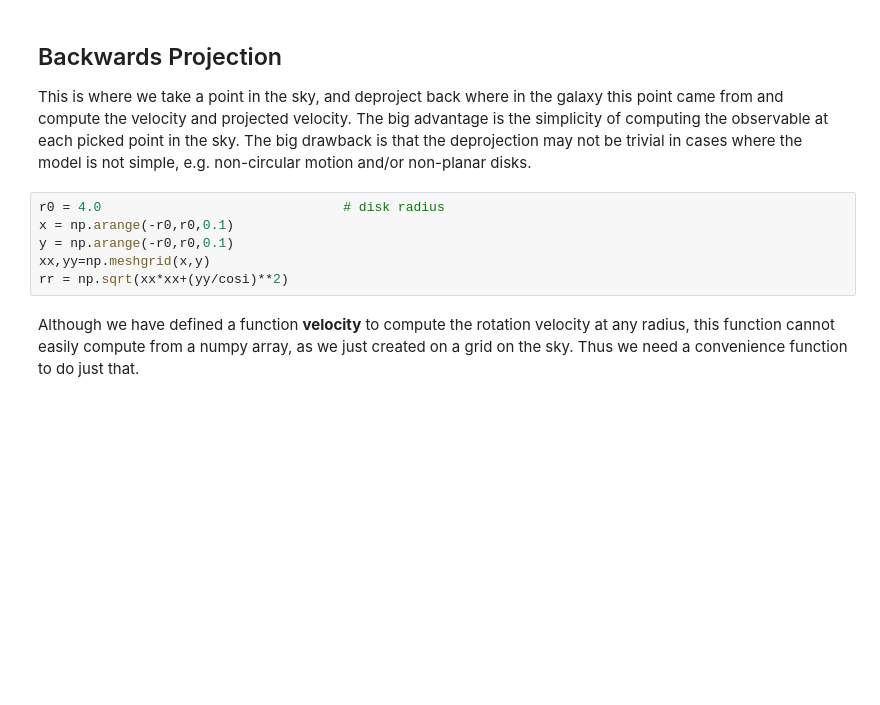
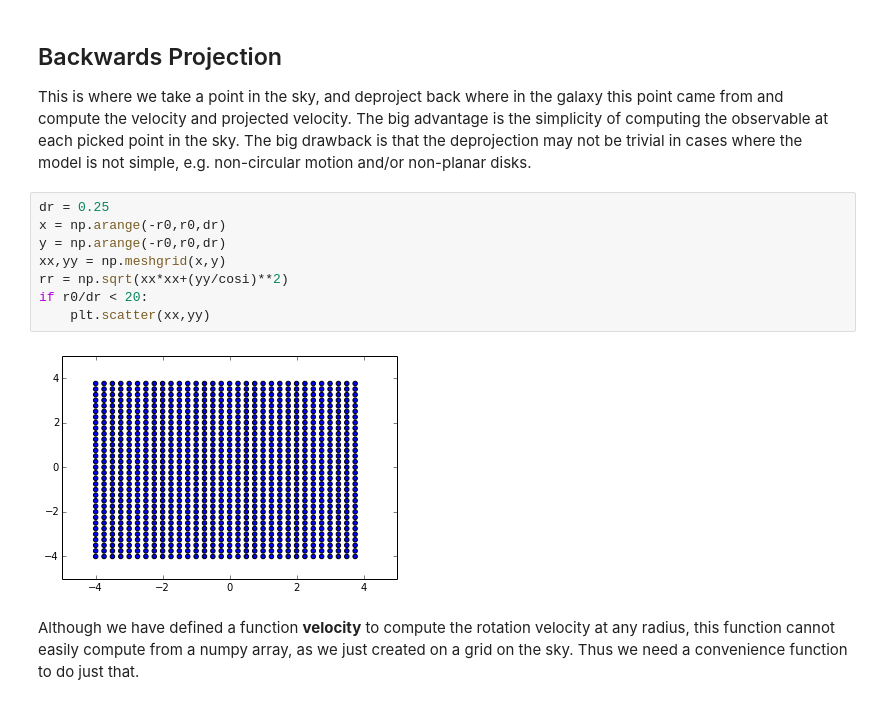
Before and after one commit to teuben/SLICA, a Jupyter notebook: notebooks/orbits.ipynb, the cells around one changed output. Drawn from its saved outputs; the diff is of its cells as text; blank space fills up the shorter version.

```diff
--- a/notebooks/orbits.ipynb
+++ b/notebooks/orbits.ipynb
@@ -107,11 +115,15 @@ import scipy.interpolate
 
 This is where we take a point in the sky, and deproject back where in the galaxy this point came from and compute the velocity and projected velocity. The big advantage is the simplicity of computing the observable at each picked point in the sky. The big drawback is that the deprojection may not be trivial in cases where the model is not simple, e.g. non-circular motion and/or non-planar disks.
 # %%
-r0 = 4.0                               # disk radius
-x = np.arange(-r0,r0,0.1)
-y = np.arange(-r0,r0,0.1)
-xx,yy=np.meshgrid(x,y)
+dr = 0.25
+x = np.arange(-r0,r0,dr)
+y = np.arange(-r0,r0,dr)
+xx,yy = np.meshgrid(x,y)
 rr = np.sqrt(xx*xx+(yy/cosi)**2)
+if r0/dr < 20:
+    plt.scatter(xx,yy)
+# %% [output]
+[figure, added]
 # %% [markdown]
 Although we have defined a function **velocity** to compute the rotation velocity at any radius, this function cannot easily compute from a numpy array, as we just created on a grid on the sky. Thus we need a convenience function to do just that.
 # %%
```
Also changed, not shown: parts of 15 cells of this notebook, 2 other files.
